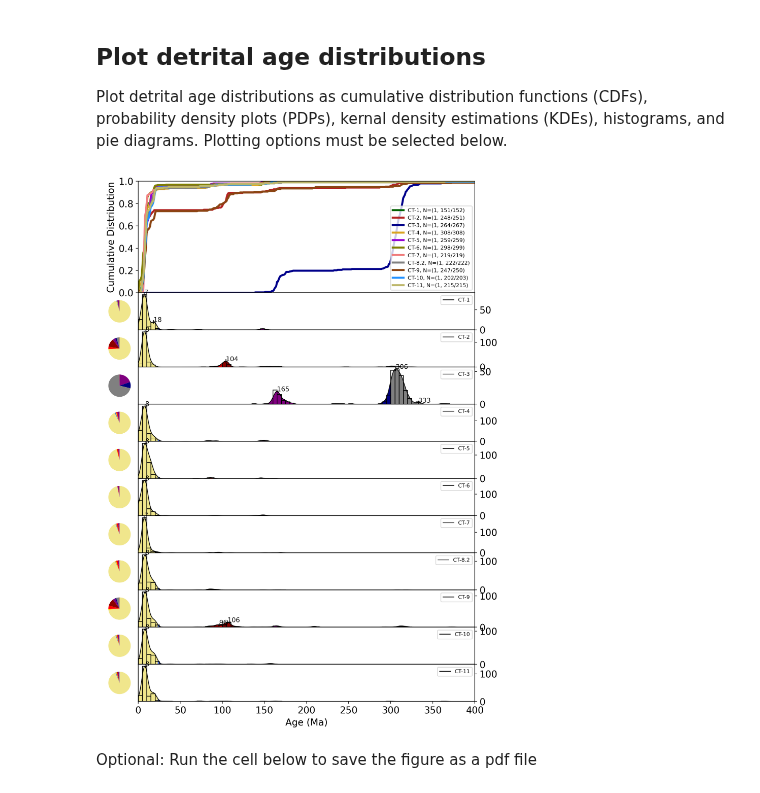
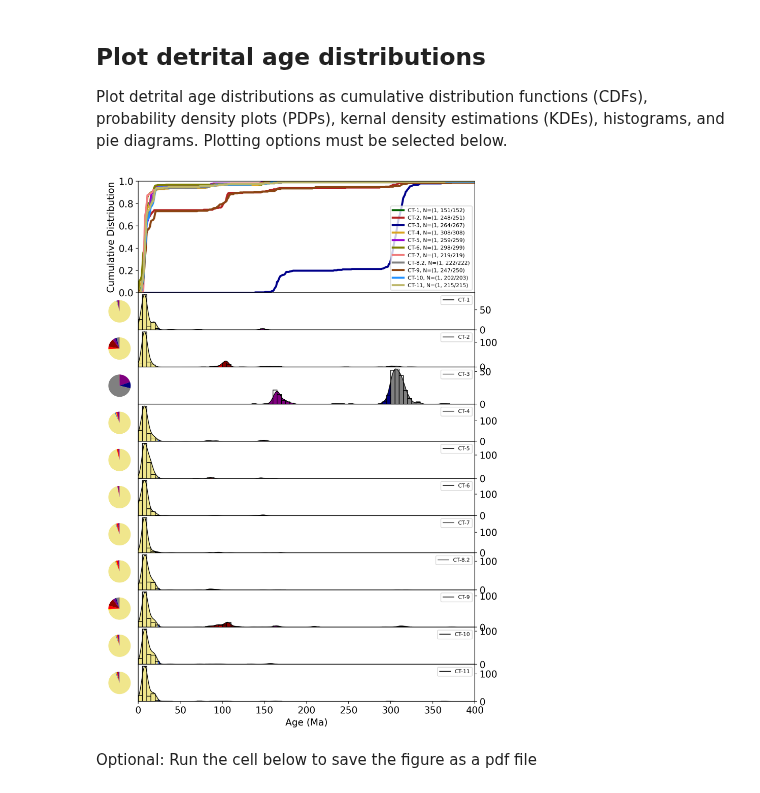
Before and after one commit to GrantPLong/AndesTG, a Jupyter notebook: Mataquito/Zircon/detritalPy/detritalPy_Mataquito_All_2025.ipynb, the cells around one changed output. Cells and saved outputs as stored; diff of their text form; code cells hidden in the pictures.

```diff
--- a/Mataquito/Zircon/detritalPy/detritalPy_Mataquito_All_2025.ipynb
+++ b/Mataquito/Zircon/detritalPy/detritalPy_Mataquito_All_2025.ipynb
@@ -83,35 +83,35 @@ colorPDP = False # Will color PDP according to same coloration as used in CDF pl
 colorPDPbyAge = False # Will color PDP according to age populations if set to True
 
 plotColorBar = False # Color age categories as vertical bars, can add white bars to create blank space between other colored bars
 
 plotHist = True # Set to True to plot a histogram (only available when separateSubplots is True)
 b = 5 # Specify the histogram bin size (Myr)
 
 plotPIE = True # Will plot a pie diagram (only available when separateSubplots is True)
 
 # Specify  age categories for colored KDE, PDP, and/or pie plots
 # Sharman et al. 2015 scheme
 agebins = [0, 23, 65, 85, 100, 135, 200, 300, 500, 4500]
 agebinsc = ['khaki','royalblue','gold','red','darkred','purple','navy','gray','saddlebrown']
 
 # Alternative way of specifying age bins
 agebins = [[0,23],[23,65],[65,85],[85,100],[100,135],[135,200],[200,300],[300,500],[500,4500]]
 agebinsc = ['khaki','royalblue','gold','red','darkred','purple','navy','gray','saddlebrown']
 
-plotAgePeaks = True # Will identify and plot age peaks
+plotAgePeaks = False # Will identify and plot age peaks
 agePeakOptions = ['KDE', 0.05, 5, 2, True] # [distType, threshold, minDist, minPeakSize, labels]
 
 # Plot PDP or KDE distributions as a heat map
 plotHeatMap = False
 heatMapType = 'KDE' # Options: 'PDP' or 'KDE'
 heatMap = 'inferno_r'
 
 fig = dFunc.plotAll(sampleList, ages, errors, numGrains, labels, whatToPlot, separateSubplots, plotCDF, plotCPDP, plotCKDE,
                     plotDKW, normPlots, plotKDE, colorKDE, colorKDEbyAge, plotPDP, colorPDP, colorPDPbyAge, plotColorBar,
                     plotHist, plotLog, plotPIE, x1, x2, b, bw, xdif, agebins, agebinsc, w, c, h, plotAgePeaks, agePeakOptions,
                     CDFlw=3, KDElw=1, PDPlw=1, bw_x=bw_x, plotHeatMap=plotHeatMap, heatMapType=heatMapType, heatMap=heatMap)
 # %% [output]
-[figure, old version]
+[figure, new version]
 # %% [markdown]
 Optional: Run the cell below to save the figure as a pdf file
 # %%
```
Also changed, not shown: parts of 1 cell of this notebook, 5 other files.
